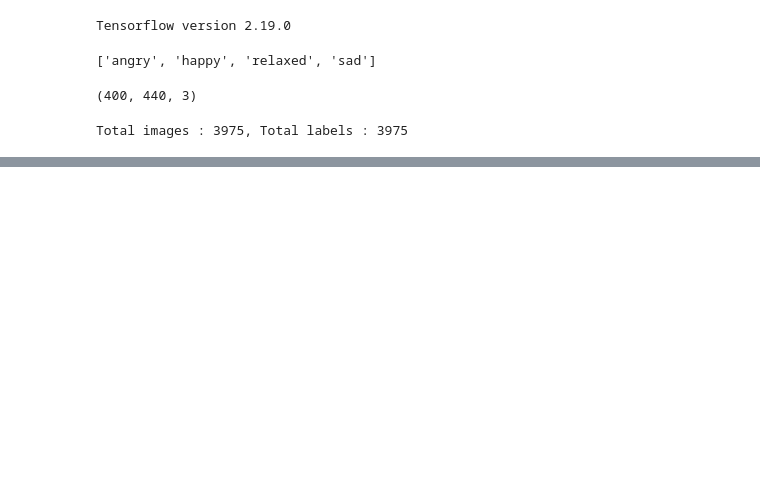
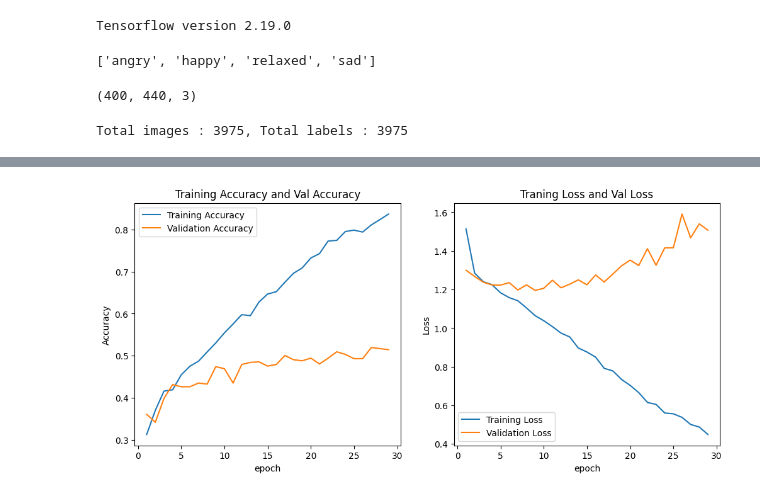
Before and after one commit to cho-aeonian/AI-Study, a Jupyter notebook: tensorflow-cnn/dog-emotion.ipynb, the cells around one changed output, grey strips where cells are left out. Saved outputs shown, nothing was run; the diff lists cells and outputs as text; code cells hidden in the pictures; blank space fills up the shorter version.

```diff
--- a/tensorflow-cnn/dog-emotion.ipynb
+++ b/tensorflow-cnn/dog-emotion.ipynb
@@ -132,0 +144,30 @@ NameError: name 'tpu_strategy' is not defined
+# %%
+history = history.history
+loss = history['loss']
+val_loss = history['val_loss']
+accuracy = history['accuracy']
+val_accuracy = history['val_accuracy']
+epoch = range(1 , len(loss) + 1)
+
+import matplotlib.pyplot as plt
+
+plt.figure(figsize  = (12 , 5))
+plt.subplot(121)
+plt.plot(epoch , accuracy , label = 'Training Accuracy')
+plt.plot(epoch , val_accuracy , label = 'Validation Accuracy')
+plt.xlabel('epoch')
+plt.ylabel('Accuracy')
+plt.title('Training Accuracy and Val Accuracy')
+plt.legend()
+
+plt.subplot(122)
+plt.plot(epoch , loss , label = 'Training Loss')
+plt.plot(epoch , val_loss , label = 'Validation Loss')
+plt.xlabel('epoch')
+plt.ylabel('Loss')
+plt.title('Traning Loss and Val Loss')
+plt.legend()
+
+plt.show()
+# %% [output]
+[figure, added]
```
Also changed, not shown: parts of 4 cells of this notebook.
